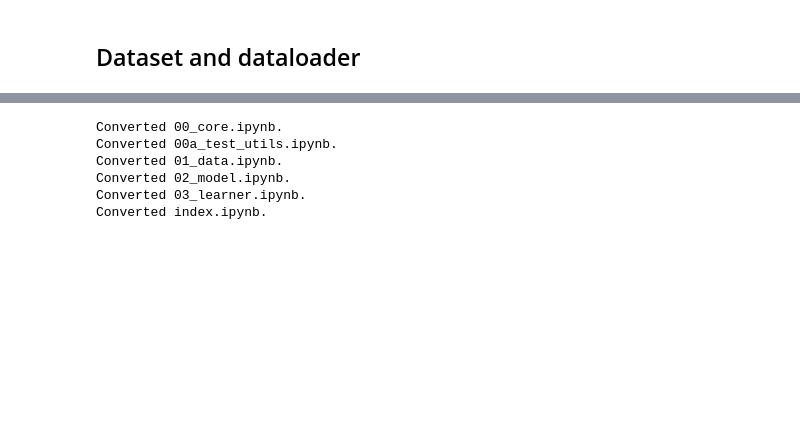
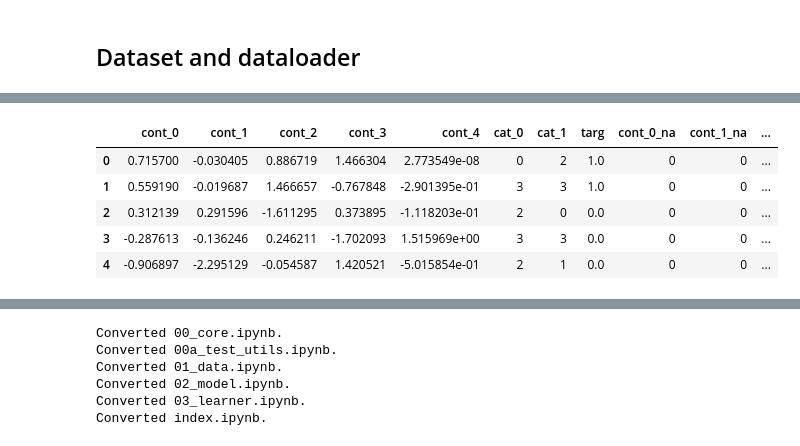
Before and after one commit to arampacha/nn4tab, a Jupyter notebook: 01_data.ipynb, the cells around one changed output, grey strips where cells are left out. Cells and saved outputs as stored; diff of their text form; code cells hidden in the pictures; blank space fills up the shorter version.

```diff
--- a/01_data.ipynb
+++ b/01_data.ipynb
@@ -317,0 +407,4 @@ for col in cat_names:
+# %%
+df, cont_names, cat_names = fake_data()
+test_df = df.copy()
+df.info()
@@ -331,17 +511,27 @@ def cont_cat_split(df, dep_var=None, max_card=np.inf):
 # %%
 # export
 class TabularDataset(Dataset):
-
-    def __init__(self, df:pd.DataFrame, cat_names:Sequence, cont_names:Sequence, dep_var:Sequence, procs=None):
-        self.data = df
-        self.cat = cat_names
-        self.cont = cont_names
+    """
+    Dataset for continious data.
+    Produces tuple containing numpy arrays:
+        x_cat, x_cont, y
+    """
+    def __init__(self, df:pd.DataFrame, cont_names:Sequence, cat_names:Sequence, dep_var:Sequence,
+                 procs=[], copy=True):
+        self.data = df.copy() if copy else df
+        self.cat_names = cat_names
+        self.cont_names = cont_names
         self.dep_var = dep_var
+        self.procs = procs if isinstance(procs, ProcPipeline) else ProcPipeline(procs)
+        self.procs.encode(self)
 
     def __getitem__(self, idx):
-        return (self.data[self.cat].iloc[idx].to_numpy(dtype=np.long),
-                self.data[self.cont].iloc[idx].to_numpy(dtype=np.float32),
+        return (self.data[self.cat_names].iloc[idx].to_numpy(dtype=np.long),
+                self.data[self.cont_names].iloc[idx].to_numpy(dtype=np.float32),
                 self.data[self.dep_var].iloc[idx].to_numpy(dtype=np.float32))
 
     def __len__(self):
         return len(self.data)
+
+    def _decode(self):
+        self.procs.decode(self)
@@ -347,0 +540,5 @@ class TabularDataset(Dataset):
+# %%
+df, cont_names, cat_names = fake_data(preproc=False, nans=True)
+dep_var = ['targ']
+test_df = df.copy()
+df.info()
@@ -347,0 +564,3 @@ class TabularDataset(Dataset):
+# %%
+ds = TabularDataset(df, cont_names, cat_names, dep_var)
+ds.data.head()
@@ -347,0 +576,9 @@ class TabularDataset(Dataset):
+# %%
+ds.data.head()
+# %% [output]
+|  | cont_0 | cont_1 | cont_2 | cont_3 | cont_4 | cat_0 | cat_1 | targ | cont_0_na | cont_1_na | ... |
+| 0 | 0.715700 | -0.030405 | 0.886719 | 1.466304 | 2.773549e-08 | 0 | 2 | 1.0 | 0 | 0 | ... |
+| 1 | 0.559190 | -0.019687 | 1.466657 | -0.767848 | -2.901395e-01 | 3 | 3 | 1.0 | 0 | 0 | ... |
+| 2 | 0.312139 | 0.291596 | -1.611295 | 0.373895 | -1.118203e-01 | 2 | 0 | 0.0 | 0 | 0 | ... |
+| 3 | -0.287613 | -0.136246 | 0.246211 | -1.702093 | 1.515969e+00 | 3 | 3 | 0.0 | 0 | 0 | ... |
+| 4 | -0.906897 | -2.295129 | -0.054587 | 1.420521 | -5.015854e-01 | 2 | 1 | 0.0 | 0 | 0 | ... |
```
Also changed, not shown: parts of 89 cells of this notebook, 8 other files.
